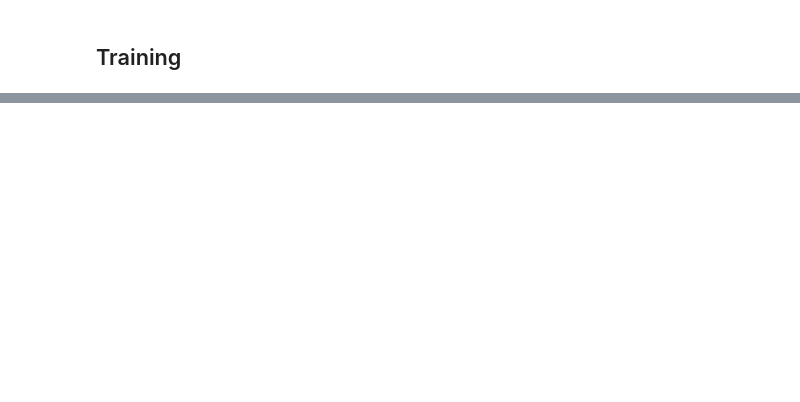
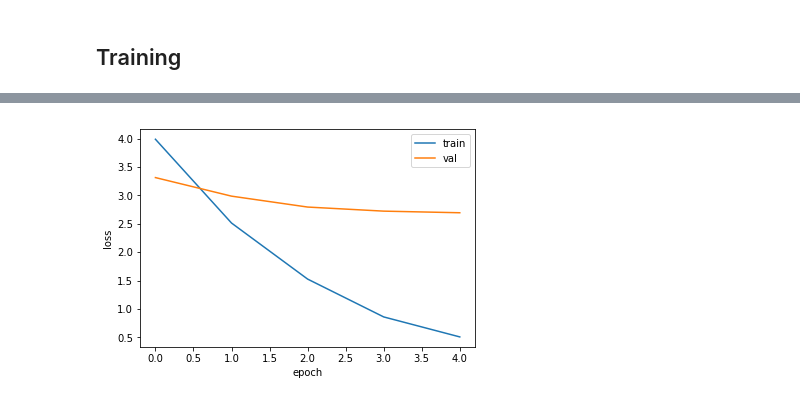
Before and after one commit to xiongliyang219/transfer-learning, a Jupyter notebook: examples/urban-tribes.ipynb, the cells around one changed output, grey strips where cells are left out. Drawn from its saved outputs; the diff is of its cells as text; code cells hidden in the pictures; blank space fills up the shorter version.

Commit message:
Update example
Add plots.

```diff
--- a/examples/urban-tribes.ipynb
+++ b/examples/urban-tribes.ipynb
@@ -9,7 +9,7 @@ from tools.datasets.urban_tribes import load_data
 # Here we set `validation_split` and `test_split` to very small values to
 # accelerate the training process. Don't do this in real runs.
 (x_train, y_train), (x_val, y_val), (x_test, y_test) = \
-    load_data(images_per_category=2, validation_split=1e-2, test_split=1e-2)
+    load_data(images_per_category=2, validation_split=3e-2, test_split=3e-2)
 print('x_train shape:', x_train.shape)
 print('y_train shape:', y_train.shape)
 # %% [output]
@@ -49,6 +49,6 @@ Wall time: 3.45 s
 # %%
 model.compile(optimizer='adadelta', loss='categorical_crossentropy',
               metrics=['accuracy'])
-history = model.fit(x_train, y_train, batch_size=8, nb_epoch=2,
+history = model.fit(x_train, y_train, batch_size=8, nb_epoch=5,
                     validation_data=(x_val, y_val))
 # %% [output]
@@ -66,0 +102,12 @@ print(model.metrics_names)
+# %%
+%matplotlib inline
+import matplotlib.pyplot as plt
+
+plt.plot(history.epoch, history.history['loss'], label='train')
+plt.plot(history.epoch, history.history['val_loss'], label='val')
+plt.legend(loc='best')
+plt.xlabel('epoch')
+plt.ylabel('loss')
+plt.show()
+# %% [output]
+[figure, added]
```
Also changed, not shown: parts of 11 cells of this notebook.
